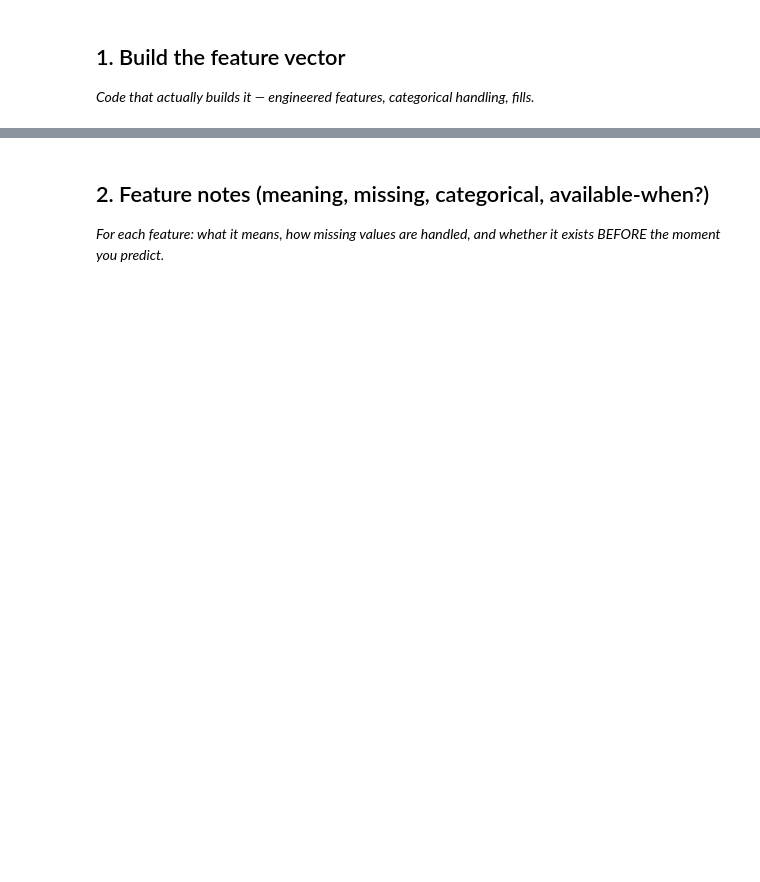
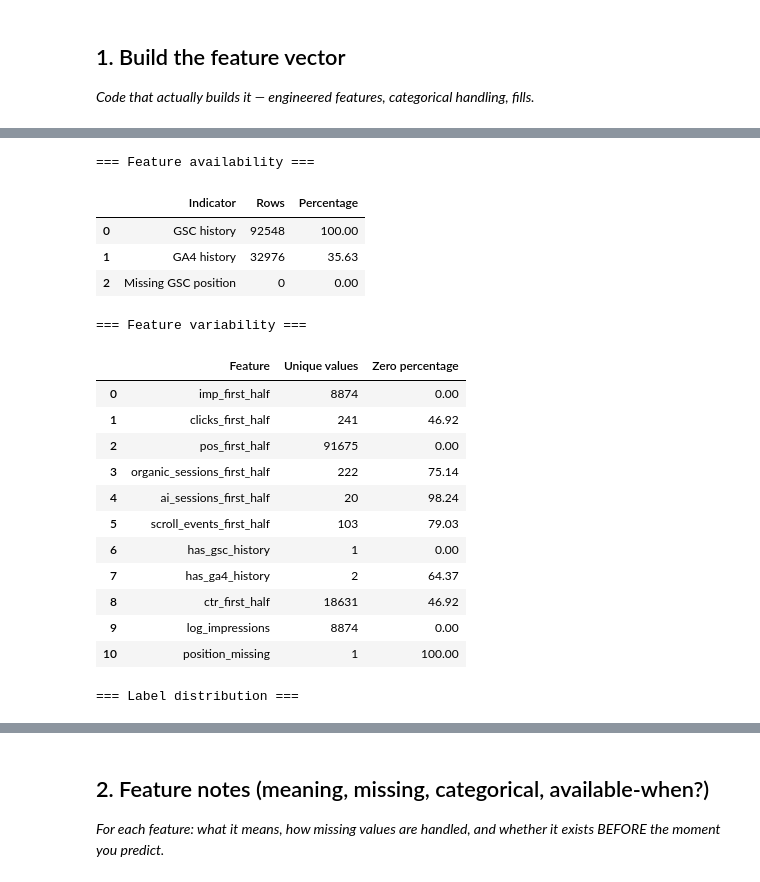
Before and after one commit to yasmeenmh90-beep/flyrank-ml-internship-starter, a Jupyter notebook: work/notebooks/w03_feature_leakage_check.ipynb, the cells around one changed output, grey strips where cells are left out. Saved outputs shown, nothing was run; the diff lists cells and outputs as text; code cells hidden in the pictures; blank space fills up the shorter version.

```diff
--- a/work/notebooks/w03_feature_leakage_check.ipynb
+++ b/work/notebooks/w03_feature_leakage_check.ipynb
@@ -15,0 +195,80 @@ This skeleton is yours to fill. Work the sections **in order** — each one has
+# %%
+
+
+
+# ML-05 — Section 1: Feature quality checks
+
+import pandas as pd
+
+print("=== Feature availability ===")
+
+availability = pd.DataFrame({
+    "Indicator": [
+        "GSC history",
+        "GA4 history",
+        "Missing GSC position"
+    ],
+    "Rows": [
+        int(feature_frame["has_gsc_history"].sum()),
+        int(feature_frame["has_ga4_history"].sum()),
+        int(feature_frame["position_missing"].sum())
+    ]
+})
+
+availability["Percentage"] = (
+    100 * availability["Rows"] / len(feature_frame)
+).round(2)
+
+display(availability)
+
+print("\n=== Feature variability ===")
+
+quality = pd.DataFrame({
+    "Feature": feature_cols,
+    "Unique values": [
+        X[col].nunique() for col in feature_cols
+    ],
+    "Zero percentage": [
+        round(100 * (X[col] == 0).mean(), 2)
+        for col in feature_cols
+    ]
+})
+
+display(quality)
+
+print("\n=== Label distribution ===")
+display(y.value_counts().sort_index())
+
+print("\n=== Feature validation ===")
+
+assert len(X) == len(y)
+assert X.shape[1] == 11
+assert X.isna().sum().sum() == 0
+assert not X.columns.isin([
+    "imp_second_half",
+    "is_declining",
+    "client_hash_id",
+    "content_hash_id"
+]).any()
+
+print("All structural checks passed.")
+# %% [output]
+=== Feature availability ===
+|  | Indicator | Rows | Percentage |
+| 0 | GSC history | 92548 | 100.00 |
+| 1 | GA4 history | 32976 | 35.63 |
+| 2 | Missing GSC position | 0 | 0.00 |
+=== Feature variability ===
+|  | Feature | Unique values | Zero percentage |
+| 0 | imp_first_half | 8874 | 0.00 |
+| 1 | clicks_first_half | 241 | 46.92 |
+| 2 | pos_first_half | 91675 | 0.00 |
+| 3 | organic_sessions_first_half | 222 | 75.14 |
+| 4 | ai_sessions_first_half | 20 | 98.24 |
+| 5 | scroll_events_first_half | 103 | 79.03 |
+| 6 | has_gsc_history | 1 | 0.00 |
+| 7 | has_ga4_history | 2 | 64.37 |
+| 8 | ctr_first_half | 18631 | 46.92 |
+| 9 | log_impressions | 8874 | 0.00 |
+| 10 | position_missing | 1 | 100.00 |
+=== Label distribution ===
```
Also changed, not shown: parts of 18 cells of this notebook.
